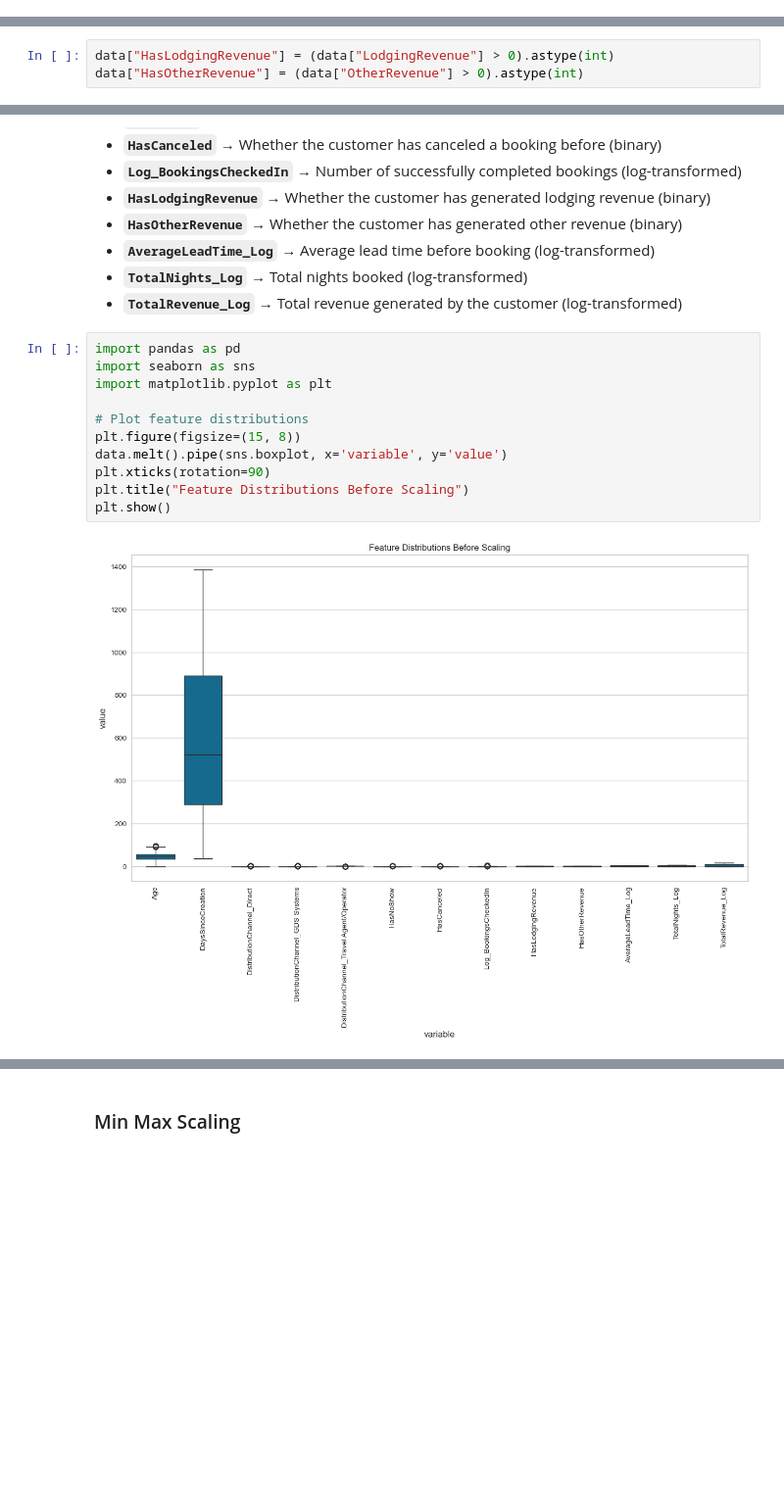
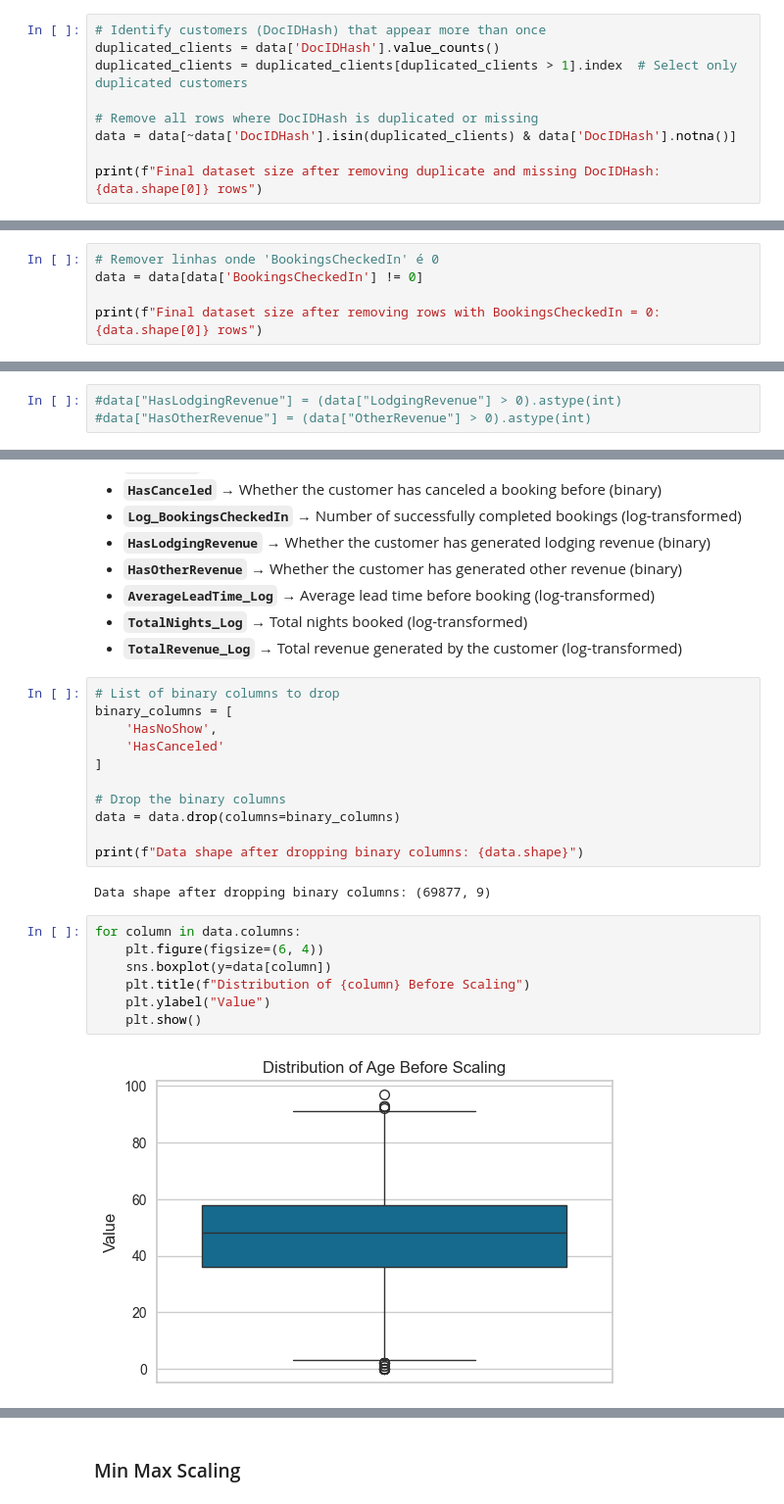
Before and after one commit to gugaaa1904/BC, a Jupyter notebook: Case 1.ipynb, the cells around one changed output, grey strips where cells are left out. Shown at 98% size. Drawn from its saved outputs; the diff is of its cells as text; blank space fills up the shorter version.

```diff
--- a/Case 1.ipynb
+++ b/Case 1.ipynb
@@ -96,0 +101,9 @@ memory usage: 24.7+ MB
+# %%
+# Identify customers (DocIDHash) that appear more than once
+duplicated_clients = data['DocIDHash'].value_counts()
+duplicated_clients = duplicated_clients[duplicated_clients > 1].index  # Select only duplicated customers
+
+# Remove all rows where DocIDHash is duplicated or missing
+data = data[~data['DocIDHash'].isin(duplicated_clients) & data['DocIDHash'].notna()]
+
+print(f"Final dataset size after removing duplicate and missing DocIDHash: {data.shape[0]} rows")
@@ -352,0 +371,5 @@ Since BookingsCheckedIn is right-skewed, a log transformation can make it more n
+# %%
+# Remover linhas onde 'BookingsCheckedIn' é 0
+data = data[data['BookingsCheckedIn'] != 0]
+
+print(f"Final dataset size after removing rows with BookingsCheckedIn = 0: {data.shape[0]} rows")
@@ -476,6 +501,6 @@ Number of zero values in OtherRevenue: 33549
 # %%
-data["HasLodgingRevenue"] = (data["LodgingRevenue"] > 0).astype(int)
-data["HasOtherRevenue"] = (data["OtherRevenue"] > 0).astype(int)
+#data["HasLodgingRevenue"] = (data["LodgingRevenue"] > 0).astype(int)
+#data["HasOtherRevenue"] = (data["OtherRevenue"] > 0).astype(int)
 # %%
 data["LodgingRevenue"] = data["LodgingRevenue"].clip(upper=6000)
 data["OtherRevenue"] = data["OtherRevenue"].clip(upper=3000)
@@ -576,16 +601,25 @@ Total number of columns: 13
 - **`AverageLeadTime_Log`** → Average lead time before booking (log-transformed)
 - **`TotalNights_Log`** → Total nights booked (log-transformed)
 - **`TotalRevenue_Log`** → Total revenue generated by the customer (log-transformed)
+# %%
+# List of binary columns to drop
+binary_columns = [
+    'HasNoShow',
+    'HasCanceled'
+]
+
+# Drop the binary columns
+data = data.drop(columns=binary_columns)
+
+print(f"Data shape after dropping binary columns: {data.shape}")
+# %% [output]
+Data shape after dropping binary columns: (69877, 9)
 # %%
-import pandas as pd
-import seaborn as sns
-import matplotlib.pyplot as plt
-
-# Plot feature distributions
-plt.figure(figsize=(15, 8))
-data.melt().pipe(sns.boxplot, x='variable', y='value')
-plt.xticks(rotation=90)
-plt.title("Feature Distributions Before Scaling")
-plt.show()
+for column in data.columns:
+    plt.figure(figsize=(6, 4))
+    sns.boxplot(y=data[column])
+    plt.title(f"Distribution of {column} Before Scaling")
+    plt.ylabel("Value")
+    plt.show()
 # %% [output]
-[figure, old version]
+[figure, new version]
```
Also changed, not shown: parts of 49 cells of this notebook.
